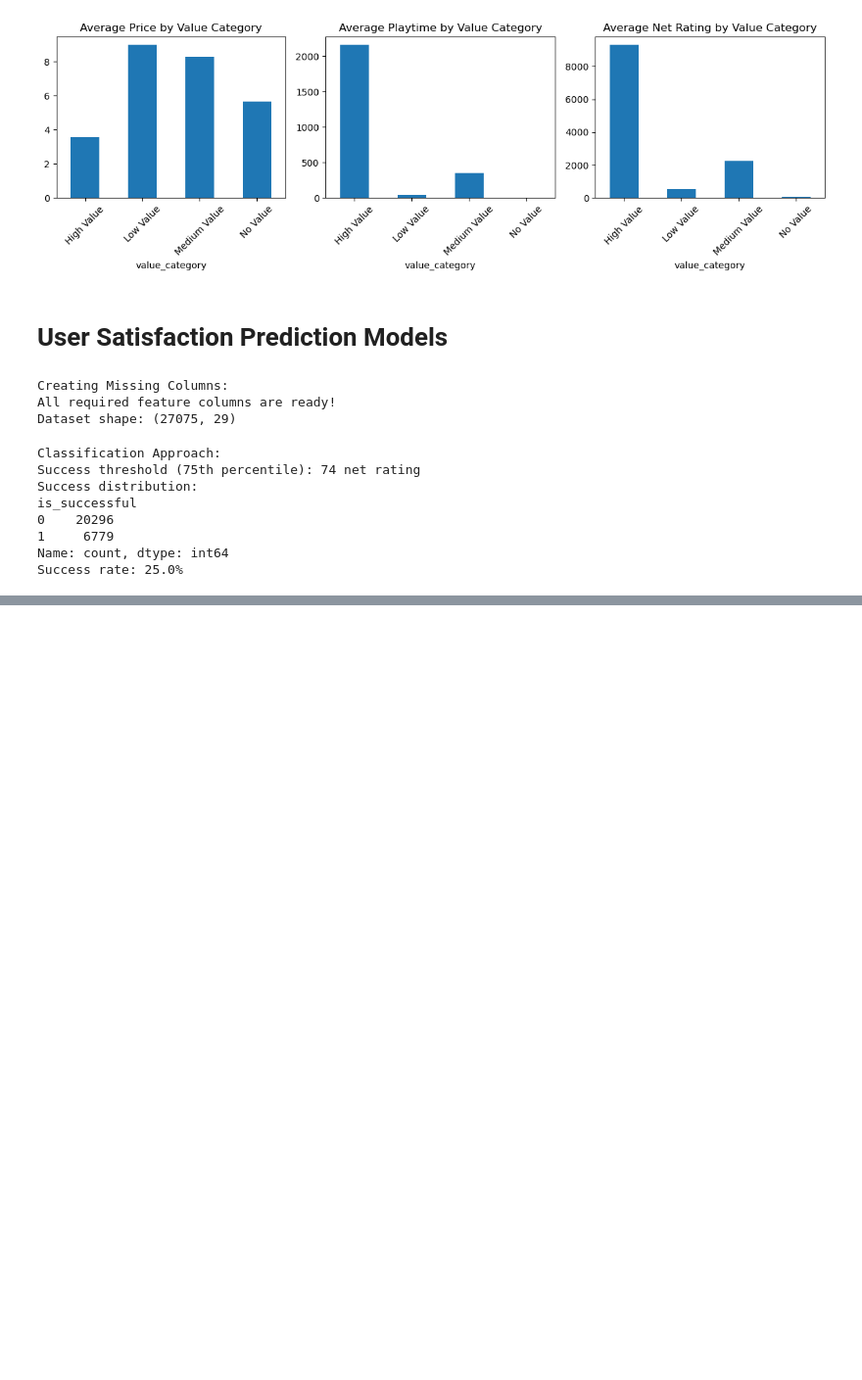
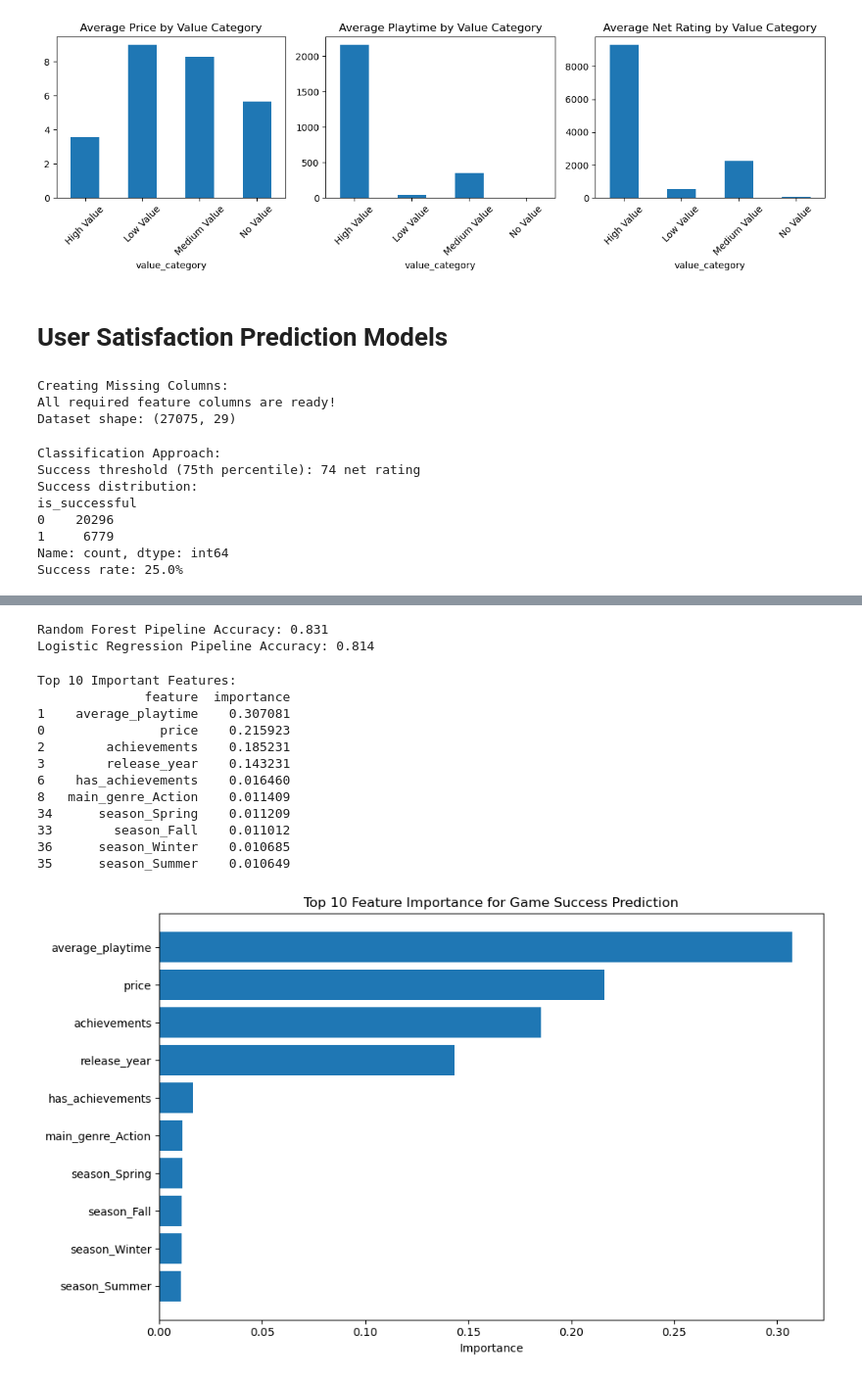
Before and after one commit to Harshit-masiwal/steam, a Jupyter notebook: stream.ipynb, the cells around one changed output, grey strips where cells are left out. Shown at 98% size. Saved outputs shown, nothing was run; the diff lists cells and outputs as text; code cells hidden in the pictures; blank space fills up the shorter version.

```diff
--- a/stream.ipynb
+++ b/stream.ipynb
@@ -814,0 +850,34 @@ Success rate: 25.0%
+# %%
+#  Createing complete ML pipelines and train
+# Complete ML pipelines (preprocessing + models)
+rf_pipeline = Pipeline([
+    ('preprocessor', preprocessor),
+    ('classifier', RandomForestClassifier(n_estimators=100, random_state=42))
+])
+
+lr_pipeline = Pipeline([
+    ('preprocessor', preprocessor),
+    ('classifier', LogisticRegression(random_state=42, max_iter=1000))
+])
+
+# Prepare data and split
+X = df[numeric_features + categorical_features]
+y = df['is_successful']
+X_train, X_test, y_train, y_test = train_test_split(X, y, test_size=0.2, random_state=42)
+
+# Train pipelines
+rf_pipeline.fit(X_train, y_train)
+lr_pipeline.fit(X_train, y_train)
+
+# Make predictions and evaluate
+rf_pred = rf_pipeline.predict(X_test)
+lr_pred = lr_pipeline.predict(X_test)
+
+rf_accuracy = accuracy_score(y_test, rf_pred)
+lr_accuracy = accuracy_score(y_test, lr_pred)
+
+print(f"Random Forest Pipeline Accuracy: {rf_accuracy:.3f}")
+print(f"Logistic Regression Pipeline Accuracy: {lr_accuracy:.3f}")
+# %% [output]
+Random Forest Pipeline Accuracy: 0.831
+Logistic Regression Pipeline Accuracy: 0.814
@@ -814,0 +906,43 @@ Success rate: 25.0%
+# %%
+#  Feature importance analysis
+import numpy as np
+
+# Get feature names after preprocessing
+def get_feature_names(preprocessor, numeric_features, categorical_features):
+    cat_features = preprocessor.named_transformers_['cat'].named_steps['onehot'].get_feature_names_out(categorical_features)
+    return np.concatenate([numeric_features, cat_features])
+
+feature_names = get_feature_names(rf_pipeline.named_steps['preprocessor'], numeric_features, categorical_features)
+
+# Get feature importance
+importances = rf_pipeline.named_steps['classifier'].feature_importances_
+feature_importance_df = pd.DataFrame({
+    'feature': feature_names,
+    'importance': importances
+}).sort_values('importance', ascending=False)
+
+print("\nTop 10 Important Features:")
+print(feature_importance_df.head(10))
+# Visualize top features
+plt.figure(figsize=(10, 6))
+top_features = feature_importance_df.head(10)
+plt.barh(top_features['feature'], top_features['importance'])
+plt.title('Top 10 Feature Importance for Game Success Prediction')
+plt.xlabel('Importance')
+plt.gca().invert_yaxis()
+plt.tight_layout()
+plt.show()
+# %% [output]
+Top 10 Important Features:
+              feature  importance
+1    average_playtime    0.307081
+0               price    0.215923
+2        achievements    0.185231
+3        release_year    0.143231
+6    has_achievements    0.016460
+8   main_genre_Action    0.011409
+34      season_Spring    0.011209
+33        season_Fall    0.011012
+36      season_Winter    0.010685
+35      season_Summer    0.010649
+[figure, added]
```
Also changed, not shown: parts of 4 cells of this notebook.
